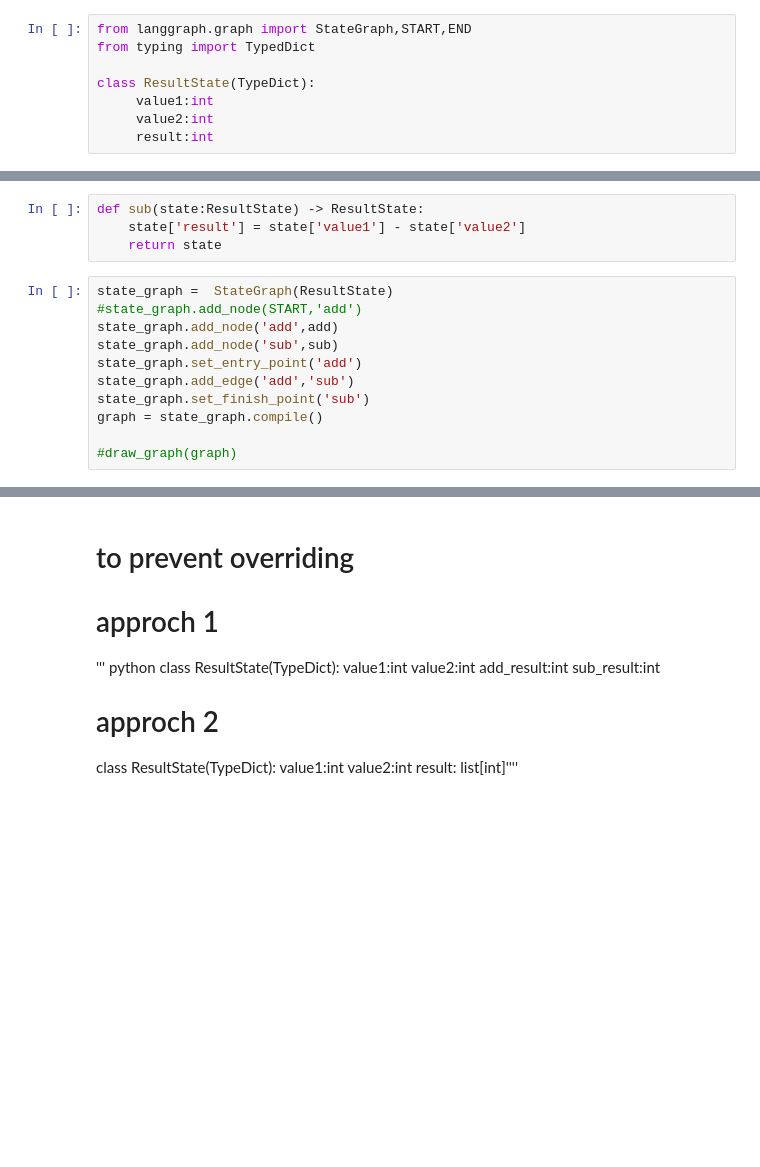
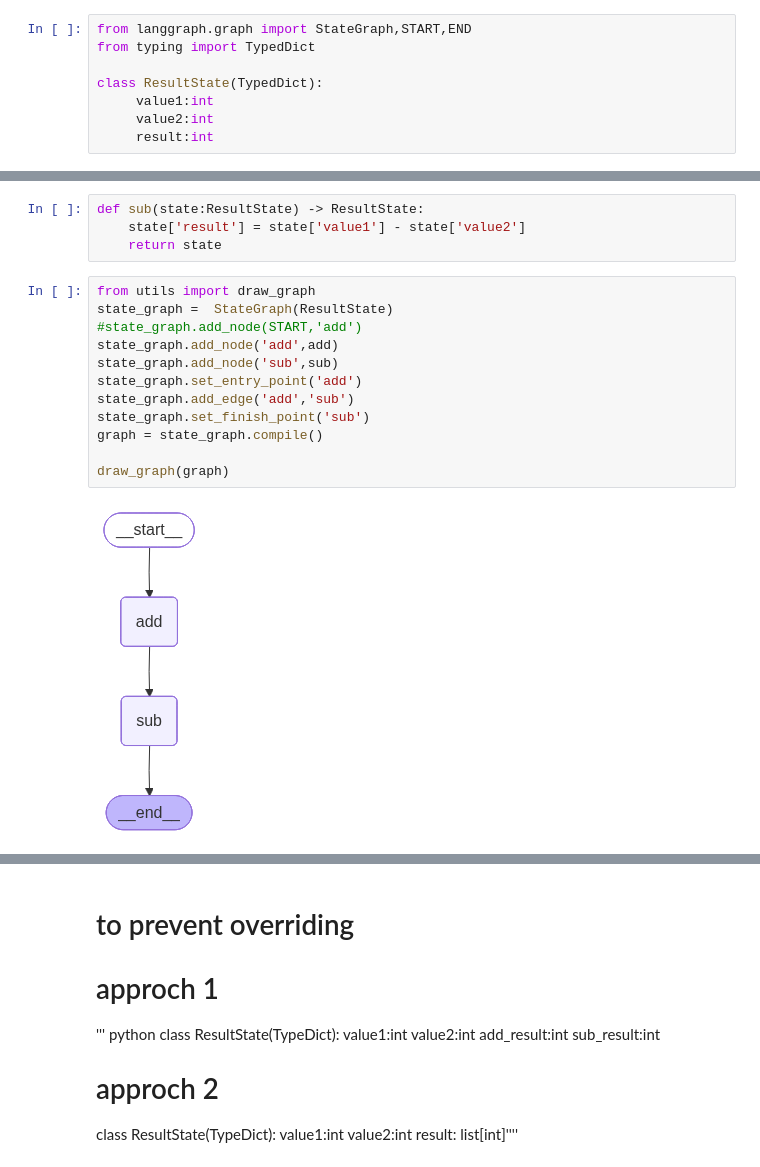
Before and after one commit to yagna/GenAIDevlopment, a Jupyter notebook: projects/history_langgraph/stats.ipynb, the cells around one changed output, grey strips where cells are left out. Cells and saved outputs as stored; diff of their text form; blank space fills up the shorter version.

```diff
--- a/projects/history_langgraph/stats.ipynb
+++ b/projects/history_langgraph/stats.ipynb
@@ -2,7 +2,7 @@
 from langgraph.graph import StateGraph,START,END
 from typing import TypedDict
 
-class ResultState(TypeDict):
+class ResultState(TypedDict):
      value1:int
      value2:int
      result:int
@@ -15,13 +15,16 @@ def sub(state:ResultState) -> ResultState:
     state['result'] = state['value1'] - state['value2']
     return state
 # %%
+from utils import draw_graph
 state_graph =  StateGraph(ResultState)
 #state_graph.add_node(START,'add')
 state_graph.add_node('add',add)
 state_graph.add_node('sub',sub)
 state_graph.set_entry_point('add')
 state_graph.add_edge('add','sub')
 state_graph.set_finish_point('sub')
 graph = state_graph.compile()
 
-#draw_graph(graph)
+draw_graph(graph)
+# %% [output]
+[figure, added]
```
Also changed, not shown: parts of 9 cells of this notebook, 51 other files.
